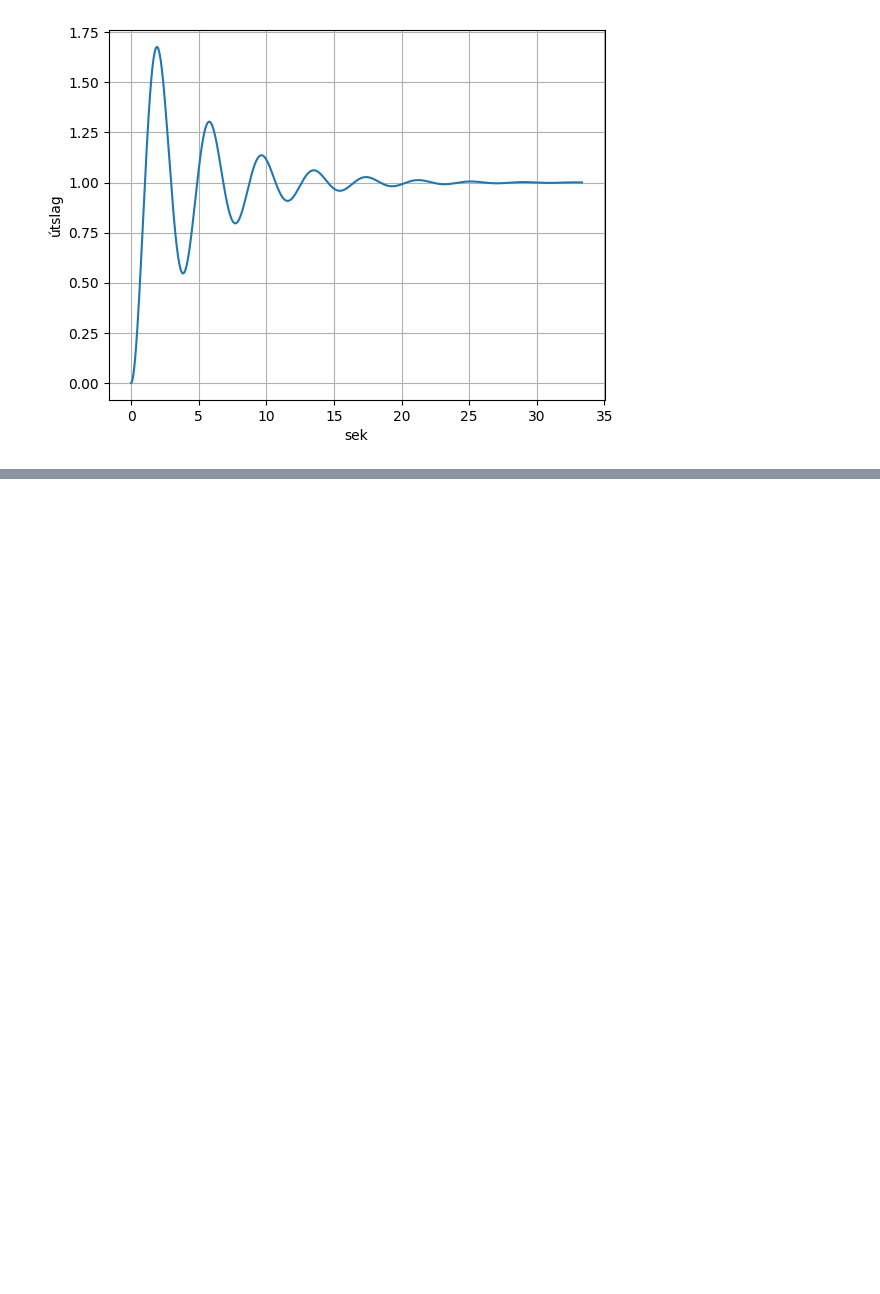
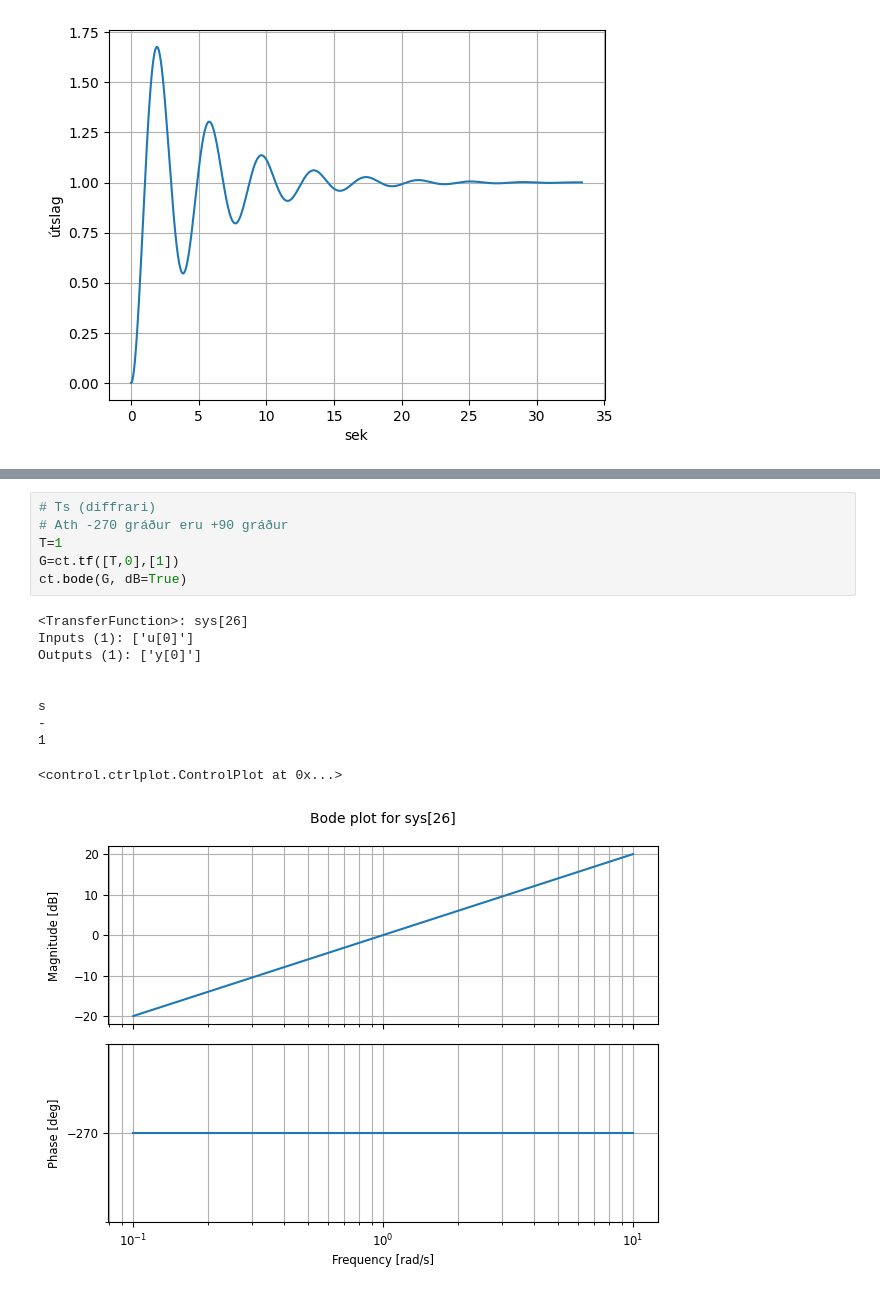
Before and after one commit to rsaemundsson/idn_303_TS_24, a Jupyter notebook: IÐN303G24_Synidaemi_Control.ipynb, the cells around one changed output, grey strips where cells are left out. Cells and saved outputs as stored; diff of their text form; blank space fills up the shorter version.

```diff
--- a/IÐN303G24_Synidaemi_Control.ipynb
+++ b/IÐN303G24_Synidaemi_Control.ipynb
@@ -211,0 +232,17 @@ Text(0, 0.5, 'útslag')
+# %%
+# Ts (diffrari)
+# Ath -270 gráður eru +90 gráður
+T=1
+G=ct.tf([T,0],[1])
+ct.bode(G, dB=True)
+# %% [output]
+<TransferFunction>: sys[26]
+Inputs (1): ['u[0]']
+Outputs (1): ['y[0]']
+
+
+s
+-
+1
+<control.ctrlplot.ControlPlot at 0x...>
+[figure, added]
```
Also changed, not shown: parts of 6 cells of this notebook.
